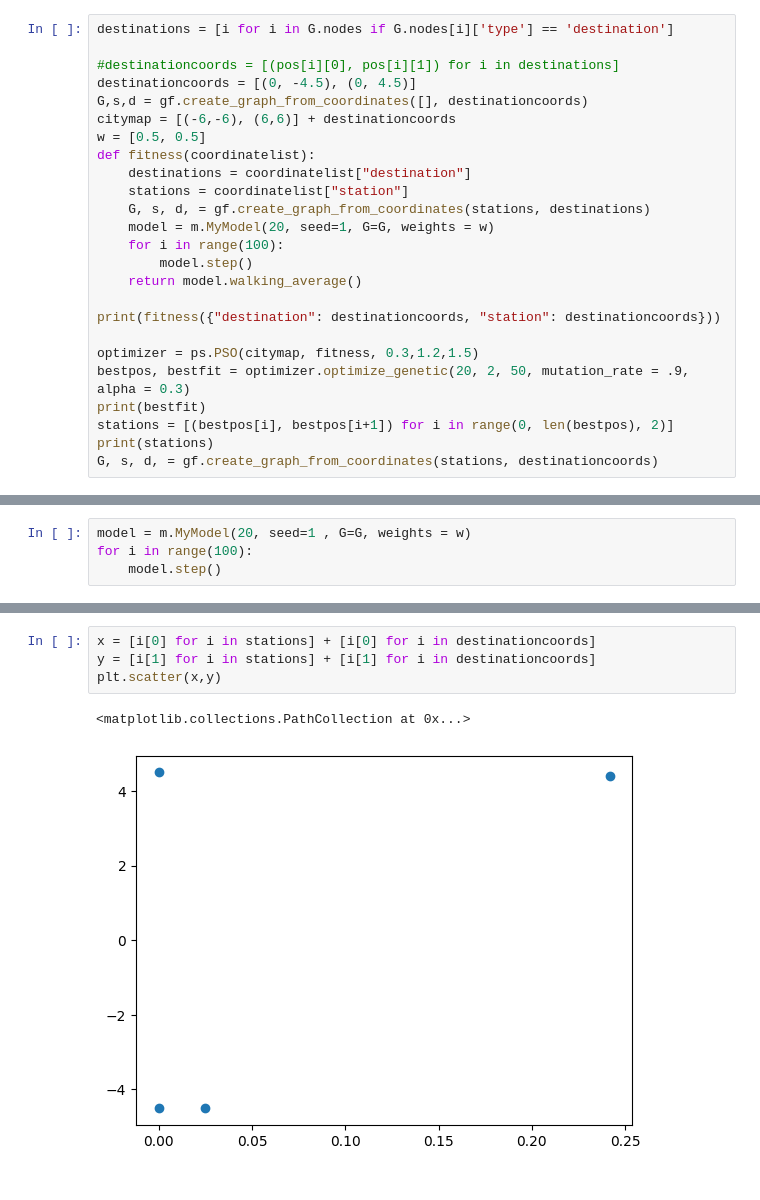
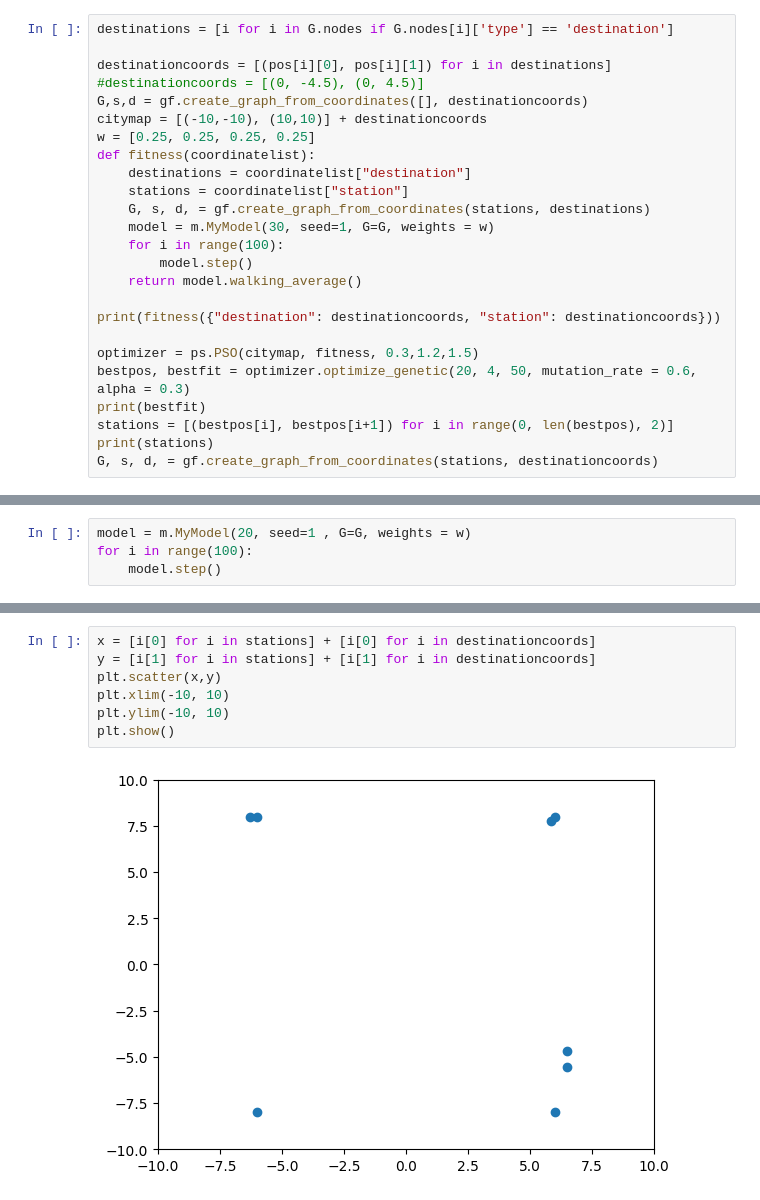
Before and after one commit to devddesai/metrobike, a Jupyter notebook: metrobike.ipynb, the cells around one changed output, grey strips where cells are left out. Saved outputs shown, nothing was run; the diff lists cells and outputs as text.

```diff
--- a/metrobike.ipynb
+++ b/metrobike.ipynb
@@ -89,16 +87,16 @@ nx.draw_networkx(G, {"Destination 1": [0, -4.5], "Destination 2": [0, 4.5]}, nod
 # %%
 destinations = [i for i in G.nodes if G.nodes[i]['type'] == 'destination']
 
-#destinationcoords = [(pos[i][0], pos[i][1]) for i in destinations]
-destinationcoords = [(0, -4.5), (0, 4.5)]
+destinationcoords = [(pos[i][0], pos[i][1]) for i in destinations]
+#destinationcoords = [(0, -4.5), (0, 4.5)]
 G,s,d = gf.create_graph_from_coordinates([], destinationcoords)
-citymap = [(-6,-6), (6,6)] + destinationcoords
-w = [0.5, 0.5]
+citymap = [(-10,-10), (10,10)] + destinationcoords
+w = [0.25, 0.25, 0.25, 0.25]
 def fitness(coordinatelist):
     destinations = coordinatelist["destination"]
     stations = coordinatelist["station"]
     G, s, d, = gf.create_graph_from_coordinates(stations, destinations)
-    model = m.MyModel(20, seed=1, G=G, weights = w)
+    model = m.MyModel(30, seed=1, G=G, weights = w)
     for i in range(100):
         model.step()
     return model.walking_average()
@@ -106,7 +104,7 @@ def fitness(coordinatelist):
 print(fitness({"destination": destinationcoords, "station": destinationcoords}))
 
 optimizer = ps.PSO(citymap, fitness, 0.3,1.2,1.5)
-bestpos, bestfit = optimizer.optimize_genetic(20, 2, 50, mutation_rate = .9, alpha = 0.3)
+bestpos, bestfit = optimizer.optimize_genetic(20, 4, 50, mutation_rate = 0.6, alpha = 0.3)
 print(bestfit)
 stations = [(bestpos[i], bestpos[i+1]) for i in range(0, len(bestpos), 2)]
 print(stations)
@@ -138,7 +136,9 @@ matrix([[0.        , 8.92259182, 0.02787739, 9.01311449],
 # %%
 x = [i[0] for i in stations] + [i[0] for i in destinationcoords]
 y = [i[1] for i in stations] + [i[1] for i in destinationcoords]
 plt.scatter(x,y)
+plt.xlim(-10, 10)
+plt.ylim(-10, 10)
+plt.show()
 # %% [output]
-<matplotlib.collections.PathCollection at 0x...>
-[figure, old version]
+[figure, new version]
```
Also changed, not shown: parts of 5 cells of this notebook, 1 other file.
